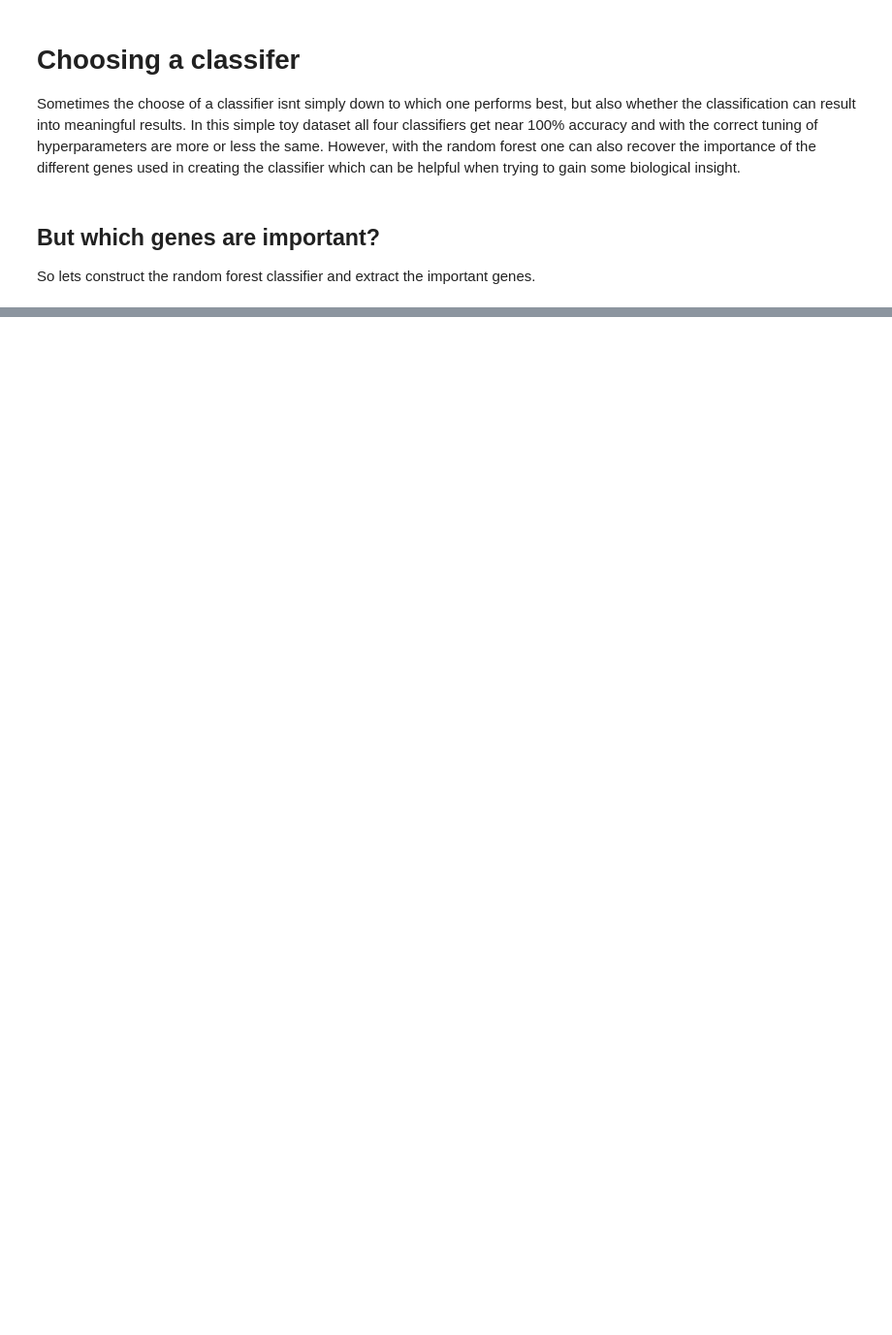
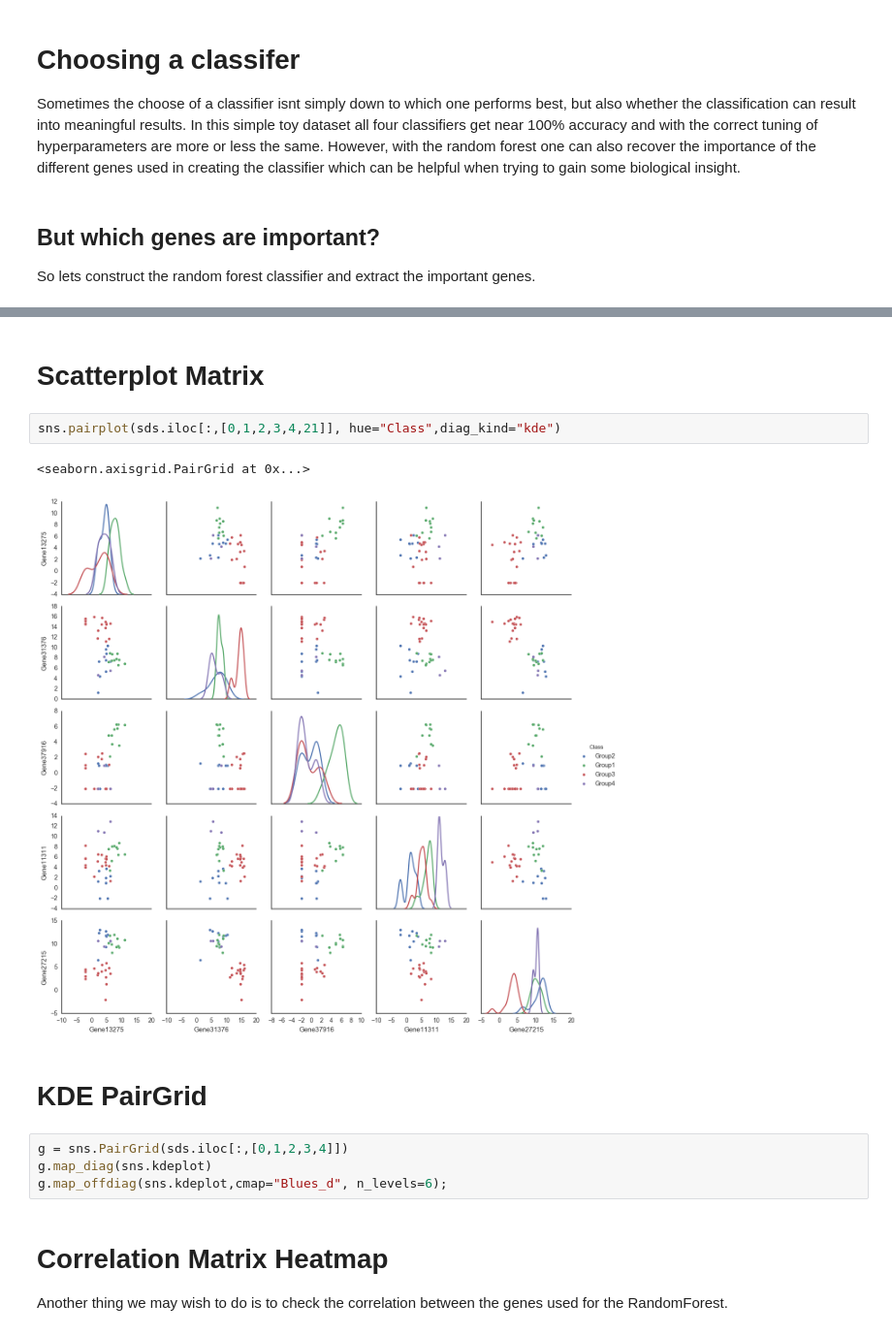
Before and after one commit to Quarkins/Bioinformatics-Tidbits, a Jupyter notebook: ClassifierBuilder.ipynb, the cells around one changed output, grey strips where cells are left out. Shown at 97% size. Drawn from its saved outputs; the diff is of its cells as text; blank space fills up the shorter version.

```diff
--- a/ClassifierBuilder.ipynb
+++ b/ClassifierBuilder.ipynb
@@ -333,0 +409,17 @@ plt.show()
+# %% [markdown]
+# Scatterplot Matrix
+# %%
+sns.pairplot(sds.iloc[:,[0,1,2,3,4,21]], hue="Class",diag_kind="kde")
+# %% [output]
+<seaborn.axisgrid.PairGrid at 0x...>
+[figure, added]
+# %% [markdown]
+# KDE PairGrid
+# %%
+g = sns.PairGrid(sds.iloc[:,[0,1,2,3,4]])
+g.map_diag(sns.kdeplot)
+g.map_offdiag(sns.kdeplot,cmap="Blues_d", n_levels=6);
+# %% [markdown]
+# Correlation Matrix Heatmap
+
+Another thing we may wish to do is to check the correlation between the genes used for the RandomForest.
```
Also changed, not shown: parts of 17 cells of this notebook.
